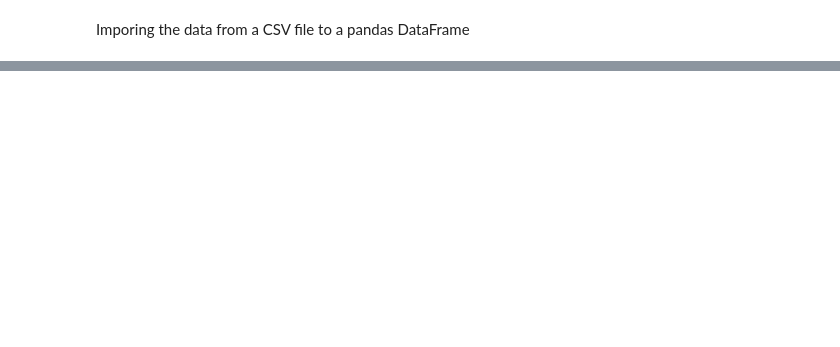
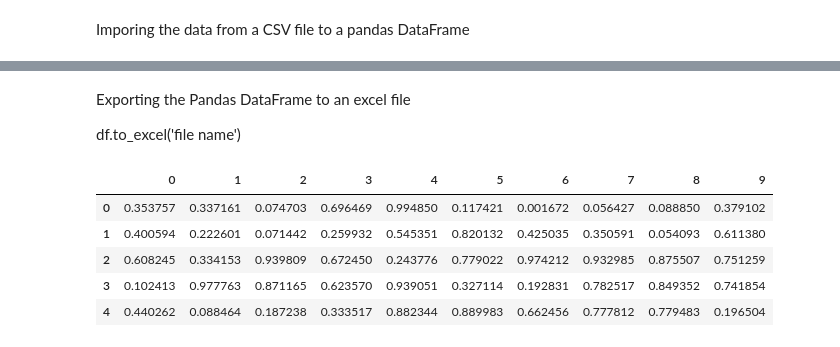
Before and after one commit to Khalid019/Python_Pandas_advanced-tutorial, a Jupyter notebook: Complete_Pandas_tutorials_in_Python.ipynb, the cells around one changed output, grey strips where cells are left out. Saved outputs shown, nothing was run; the diff lists cells and outputs as text; code cells hidden in the pictures; blank space fills up the shorter version.

```diff
--- a/Complete_Pandas_tutorials_in_Python.ipynb
+++ b/Complete_Pandas_tutorials_in_Python.ipynb
@@ -72,0 +113,15 @@ Imporing the data from a CSV file to a pandas DataFrame
+# %% [markdown]
+Exporting the Pandas DataFrame to an excel file
+
+df.to_excel('file name')
+# %%
+# Creating a DataFrame with random values
+random_df = pd.DataFrame(np.random.rand(20,10))
+random_df.head()
+# %% [output]
+|  | 0 | 1 | 2 | 3 | 4 | 5 | 6 | 7 | 8 | 9 |
+| 0 | 0.353757 | 0.337161 | 0.074703 | 0.696469 | 0.994850 | 0.117421 | 0.001672 | 0.056427 | 0.088850 | 0.379102 |
+| 1 | 0.400594 | 0.222601 | 0.071442 | 0.259932 | 0.545351 | 0.820132 | 0.425035 | 0.350591 | 0.054093 | 0.611380 |
+| 2 | 0.608245 | 0.334153 | 0.939809 | 0.672450 | 0.243776 | 0.779022 | 0.974212 | 0.932985 | 0.875507 | 0.751259 |
+| 3 | 0.102413 | 0.977763 | 0.871165 | 0.623570 | 0.939051 | 0.327114 | 0.192831 | 0.782517 | 0.849352 | 0.741854 |
+| 4 | 0.440262 | 0.088464 | 0.187238 | 0.333517 | 0.882344 | 0.889983 | 0.662456 | 0.777812 | 0.779483 | 0.196504 |
```
Also changed, not shown: parts of 15 cells of this notebook.
